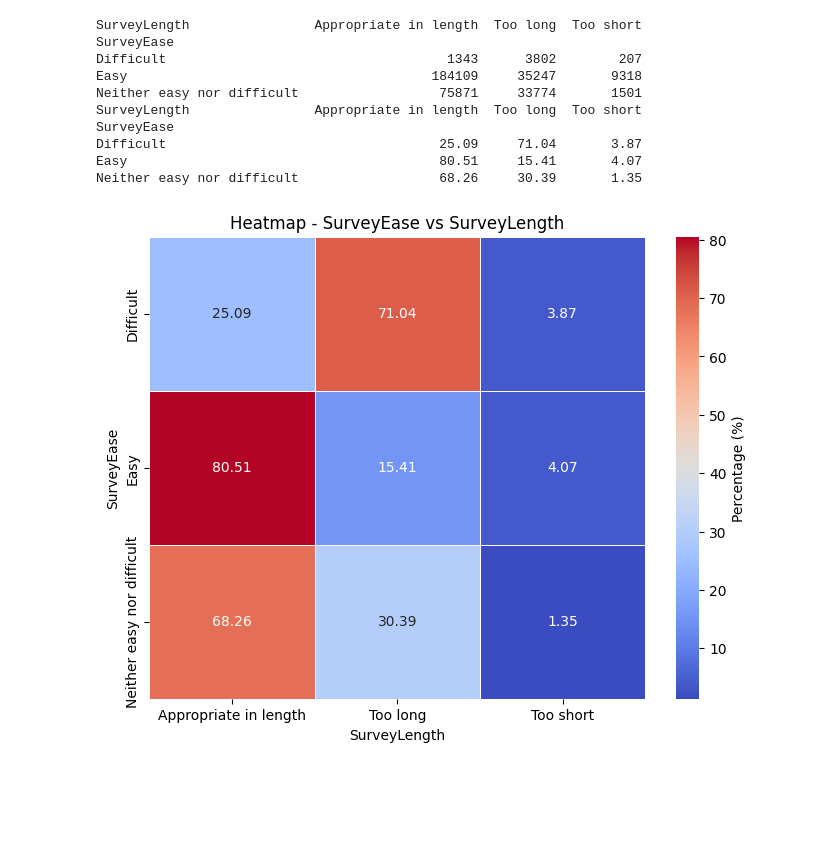
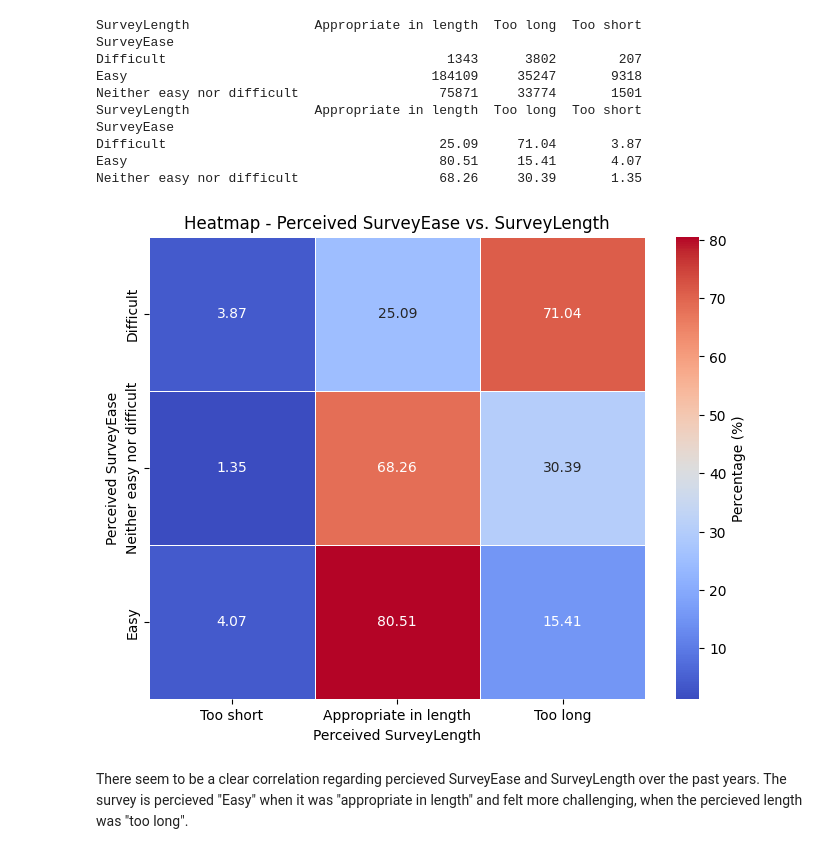
Before and after one commit to Enginamics/stackoverflow_survey_analysis, a Jupyter notebook: stackoverflow_survey_analysis.ipynb, the cells around one changed output. Saved outputs shown, nothing was run; the diff lists cells and outputs as text; code cells hidden in the pictures; blank space fills up the shorter version.

```diff
--- a/stackoverflow_survey_analysis.ipynb
+++ b/stackoverflow_survey_analysis.ipynb
@@ -560,6 +604,16 @@ To answer the second question
 # %%
-contingency_table = pd.crosstab(df_combined_q1q2_cleaned['SurveyEase'], df_combined_q1q2_cleaned['SurveyLength'])
-contingency_table_percent = contingency_table.div(contingency_table.sum(axis=1), axis=0) * 100
+# Calculating the contingency table
+contingency_table = pd.crosstab(
+    df_combined_q1q2_cleaned['SurveyEase'],
+    df_combined_q1q2_cleaned['SurveyLength']
+)
+
+# Converting the contingency table to percentages
+contingency_table_percent = contingency_table.div(
+    contingency_table.sum(axis=1), axis=0
+) * 100
+
+# Print the table
 print(contingency_table)
 print(contingency_table_percent.round(2))
 # %% [output]
@@ -574,14 +628,31 @@ Difficult                                   25.09     71.04       3.87
 Easy                                        80.51     15.41       4.07
 Neither easy nor difficult                  68.26     30.39       1.35
 # %%
-# import seaborn as sns
-import matplotlib.pyplot as plt
+# Reordering x and y axes for better readability for the blog post
+reorder_x = ['Too short', 'Appropriate in length', 'Too long']
+reorder_y = ['Difficult', 'Neither easy nor difficult', 'Easy']
 
+# Reindexing the contingency table
+contingency_table_percent = contingency_table_percent.reindex(
+    index=reorder_y, columns=reorder_x
+)
+
+# Plot the contingency table
 plt.figure(figsize=(8, 6))
-sns.heatmap(contingency_table_percent, annot=True, cmap='coolwarm', fmt='.2f', linewidths=.5, cbar_kws={'label': 'Percentage (%)'})
-plt.title('Heatmap - SurveyEase vs SurveyLength')
-plt.xlabel('SurveyLength')
-plt.ylabel('SurveyEase')
+sns.heatmap(
+    contingency_table_percent,
+    annot=True,
+    cmap='coolwarm',
+    fmt='.2f',
+    linewidths=.5,
+    cbar_kws={'label': 'Percentage (%)'}
+)
+plt.title('Heatmap - Perceived SurveyEase vs. SurveyLength')
+plt.xlabel('Perceived SurveyLength')
+plt.ylabel('Perceived SurveyEase')
 plt.show()
 # %% [output]
-[figure, old version]
+[figure, new version]
+# %% [markdown]
+There seem to be a clear correlation regarding percieved SurveyEase and SurveyLength over the past years.
+The survey is percieved "Easy" when it was "appropriate in length" and felt more challenging, when the percieved length was "too long".
```
Also changed, not shown: parts of 17 cells of this notebook.
